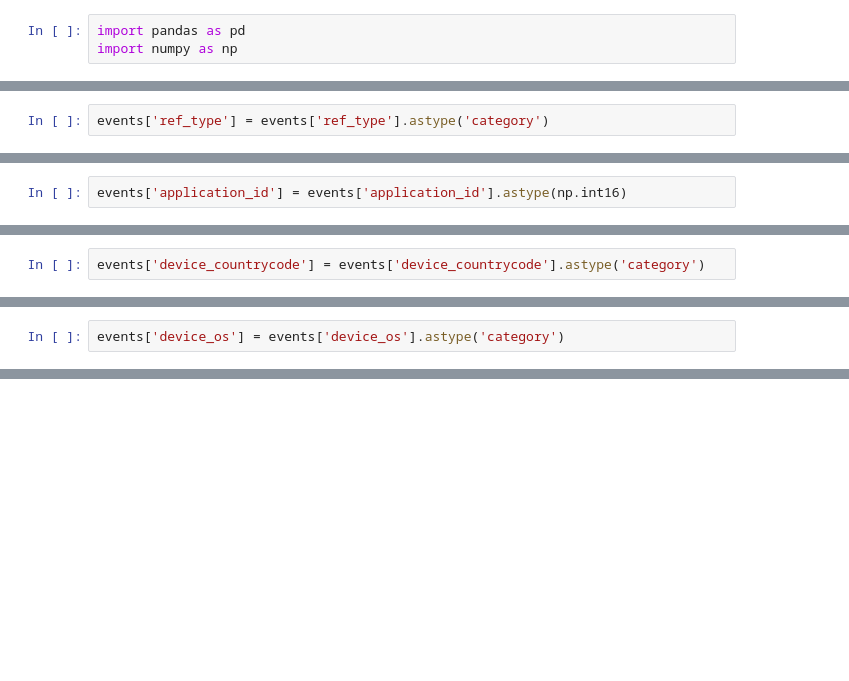
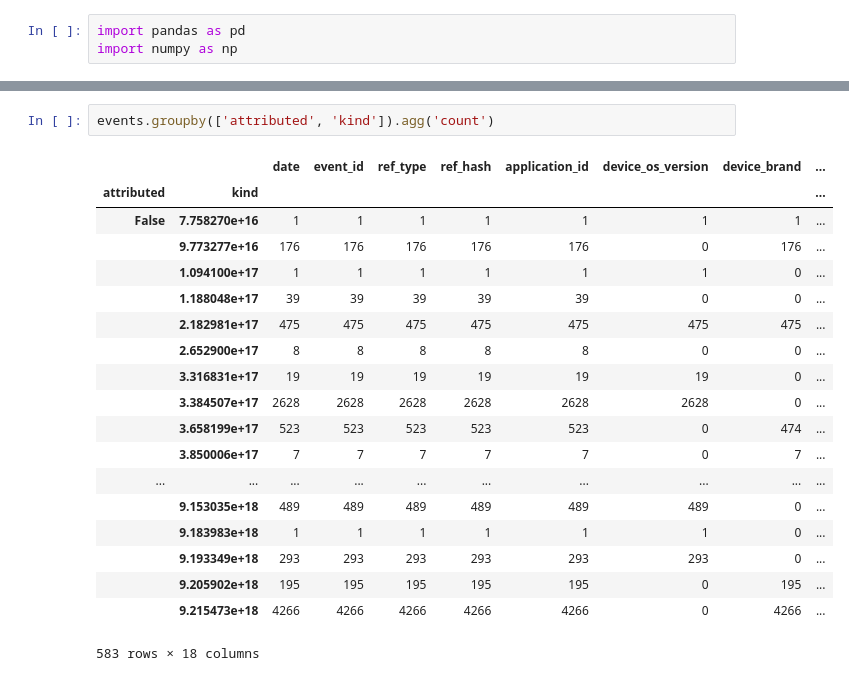
Before and after one commit to Elianagam/orgaDatosTp1, a Jupyter notebook: prueba_events.ipynb, the cells around one changed output, grey strips where cells are left out. Cells and saved outputs as stored; diff of their text form; blank space fills up the shorter version.

```diff
--- a/prueba_events.ipynb
+++ b/prueba_events.ipynb
@@ -155,2 +98,0 @@ Name: ref_type, dtype: int64
-# %%
-events['ref_type'] = events['ref_type'].astype('category')
@@ -181,2 +98,0 @@ Name: application_id, dtype: float64
-# %%
-events['application_id'] = events['application_id'].astype(np.int16)
@@ -188,2 +98,0 @@ Name: device_countrycode, dtype: int64
-# %%
-events['device_countrycode'] = events['device_countrycode'].astype('category')
@@ -198,2 +98,0 @@ Name: device_os, dtype: int64
-# %%
-events['device_os'] = events['device_os'].astype('category')
@@ -211,0 +163,22 @@ Name: ip_address, dtype: float64
+# %%
+events.groupby(['attributed', 'kind']).agg('count')
+# %% [output]
+|  |  | date | event_id | ref_type | ref_hash | application_id | device_os_version | device_brand | ... |
+| attributed | kind |  |  |  |  |  |  |  | ... |
+| False | 7.758270e+16 | 1 | 1 | 1 | 1 | 1 | 1 | 1 | ... |
+|  | 9.773277e+16 | 176 | 176 | 176 | 176 | 176 | 0 | 176 | ... |
+|  | 1.094100e+17 | 1 | 1 | 1 | 1 | 1 | 1 | 0 | ... |
+|  | 1.188048e+17 | 39 | 39 | 39 | 39 | 39 | 0 | 0 | ... |
+|  | 2.182981e+17 | 475 | 475 | 475 | 475 | 475 | 475 | 475 | ... |
+|  | 2.652900e+17 | 8 | 8 | 8 | 8 | 8 | 0 | 0 | ... |
+|  | 3.316831e+17 | 19 | 19 | 19 | 19 | 19 | 19 | 0 | ... |
+|  | 3.384507e+17 | 2628 | 2628 | 2628 | 2628 | 2628 | 2628 | 0 | ... |
+|  | 3.658199e+17 | 523 | 523 | 523 | 523 | 523 | 0 | 474 | ... |
+|  | 3.850006e+17 | 7 | 7 | 7 | 7 | 7 | 0 | 7 | ... |
+| ... | ... | ... | ... | ... | ... | ... | ... | ... | ... |
+|  | 9.153035e+18 | 489 | 489 | 489 | 489 | 489 | 489 | 0 | ... |
+|  | 9.183983e+18 | 1 | 1 | 1 | 1 | 1 | 1 | 0 | ... |
+|  | 9.193349e+18 | 293 | 293 | 293 | 293 | 293 | 293 | 0 | ... |
+|  | 9.205902e+18 | 195 | 195 | 195 | 195 | 195 | 0 | 195 | ... |
+|  | 9.215473e+18 | 4266 | 4266 | 4266 | 4266 | 4266 | 0 | 4266 | ... |
+583 rows × 18 columns
```
Also changed, not shown: parts of 49 cells of this notebook.
